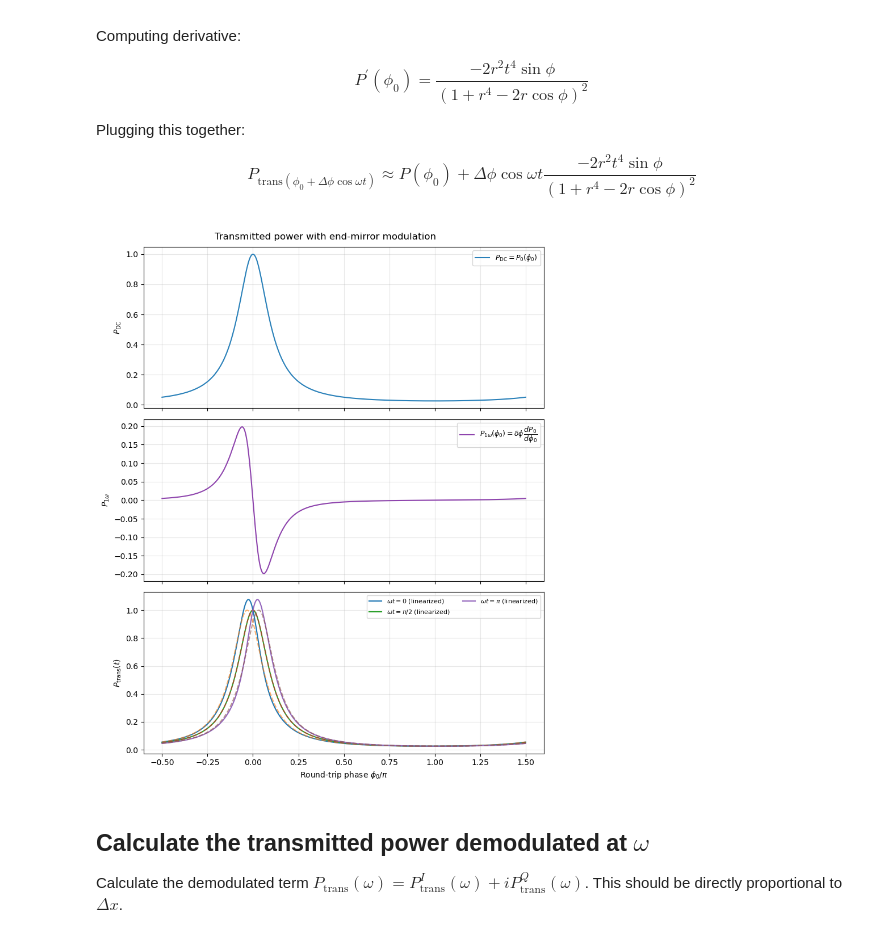
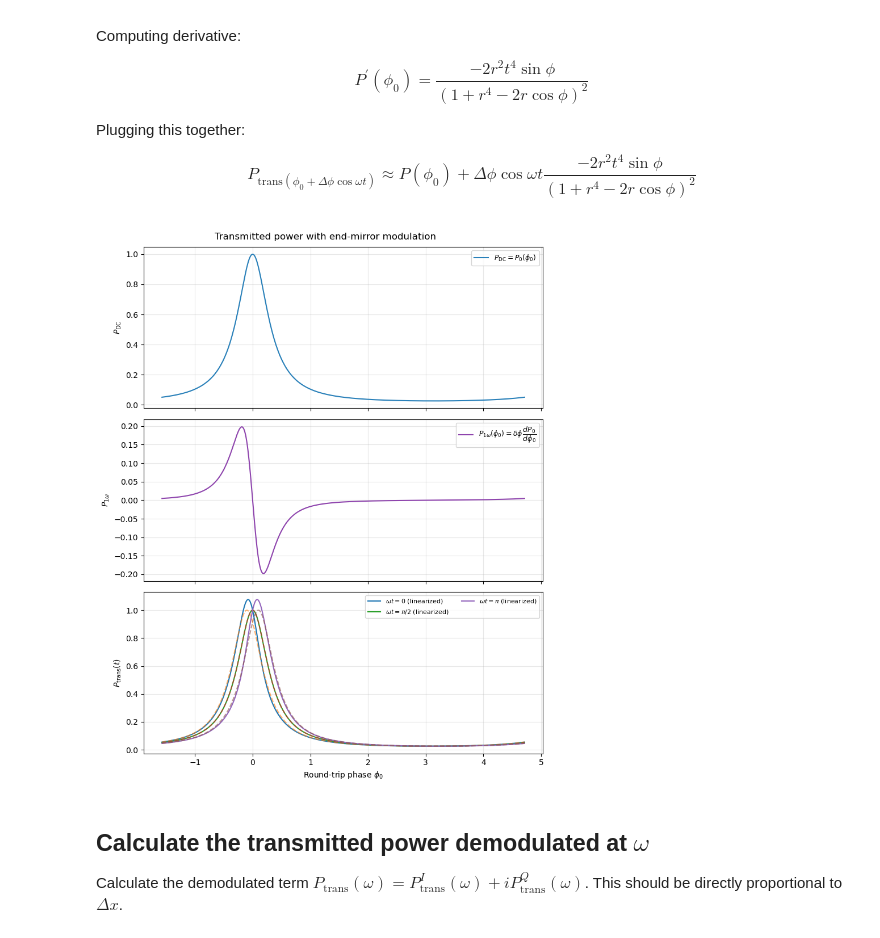
Before and after one commit to cacapuano/carolines_lasers_course_repo, a Jupyter notebook: homework_submissions/capuano_homework_4_dither_locking_pdh_mich_and_fpmi.ipynb, the cells around one changed output. Saved outputs shown, nothing was run; the diff lists cells and outputs as text; code cells hidden in the pictures.

```diff
--- a/homework_submissions/capuano_homework_4_dither_locking_pdh_mich_and_fpmi.ipynb
+++ b/homework_submissions/capuano_homework_4_dither_locking_pdh_mich_and_fpmi.ipynb
@@ -248,44 +215,43 @@ labels = [r'$\omega t = 0$', r'$\omega t = \pi/2$', r'$\omega t = \pi$']
 fig, axes = plt.subplots(3, 1, figsize=(8, 10), sharex=True)
 
 # --- DC power ---
-axes[0].plot(phi0/np.pi, P0, color='#2980b9', label=r'$P_{\rm DC} = P_0(\phi_0)$')
+axes[0].plot(phi0, P0, color='#2980b9', label=r'$P_{\rm DC} = P_0(\phi_0)$')
 axes[0].set_ylabel(r'$P_{\rm DC}$')
 axes[0].legend(fontsize=9)
 axes[0].grid(alpha=0.3)
 
-# --- 1ω coefficient ---
 axes[1].plot(
-    phi0/np.pi,
+    phi0,
     delta_phi * dP0_dphi,
     color='#8e44ad',
     label=r'$P_{1\omega}(\phi_0)=\delta\phi\,\dfrac{dP_0}{d\phi_0}$'
 )
 axes[1].set_ylabel(r'$P_{1\omega}$')
 axes[1].legend(fontsize=9)
 axes[1].grid(alpha=0.3)
 
 # --- total power at several modulation times ---
 for wt, lab in zip(wt_list, labels):
     # first-order approx
     P_lin = P0 + delta_phi * np.cos(wt) * dP0_dphi
 
     phi_t = phi0 + delta_phi * np.cos(wt)
     D_exact = 1 + r**4 - 2*r**2*np.cos(phi_t)
     P_exact = t2**2 / D_exact
 
-    axes[2].plot(phi0/np.pi, P_lin, label=lab + ' (linearized)')
-    axes[2].plot(phi0/np.pi, P_exact, '--', alpha=0.6)
+    axes[2].plot(phi0, P_lin, label=lab + ' (linearized)')
+    axes[2].plot(phi0, P_exact, '--', alpha=0.6)
 
 axes[2].set_ylabel(r'$P_{\rm trans}(t)$')
-axes[2].set_xlabel(r'Round-trip phase $\phi_0/\pi$')
+axes[2].set_xlabel(r'Round-trip phase $\phi_0$')
 axes[2].legend(fontsize=8, ncol=2)
 axes[2].grid(alpha=0.3)
 
 plt.suptitle(r'Transmitted power with end-mirror modulation', fontsize=12)
 plt.tight_layout()
 plt.show()
 # %% [output]
-[figure, old version]
+[figure, new version]
 # %% [markdown]
 ## Calculate the transmitted power demodulated at $\omega$
 Calculate the demodulated term $P_\mathrm{trans}(\omega) = P^I_\mathrm{trans}(\omega) + i P^Q_\mathrm{trans}(\omega)$.
```
Also changed, not shown: parts of 15 cells of this notebook.
